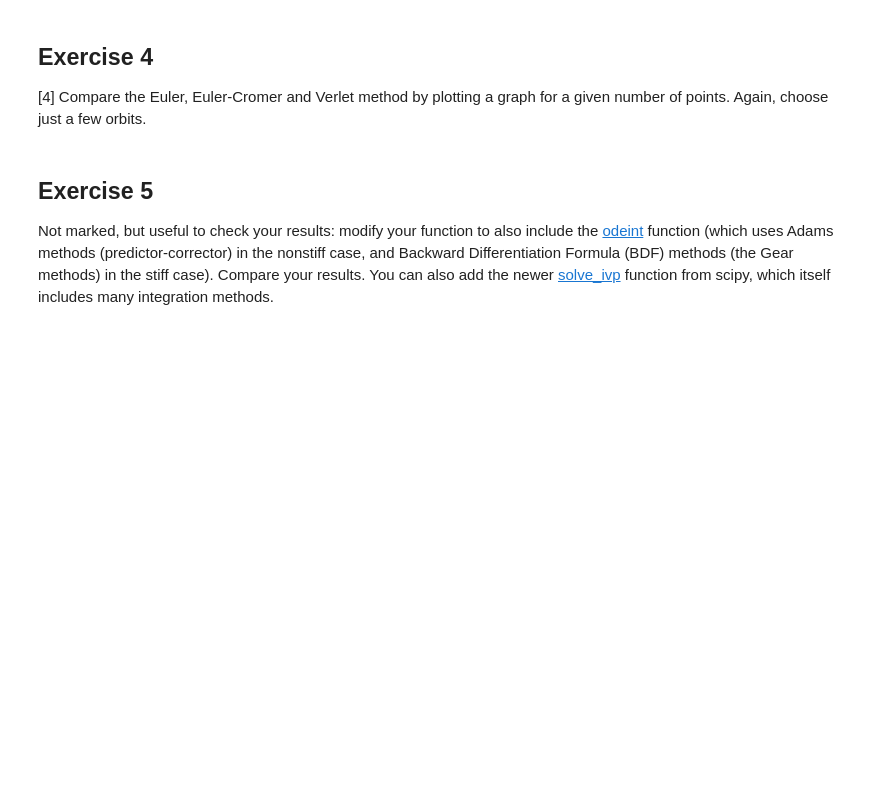
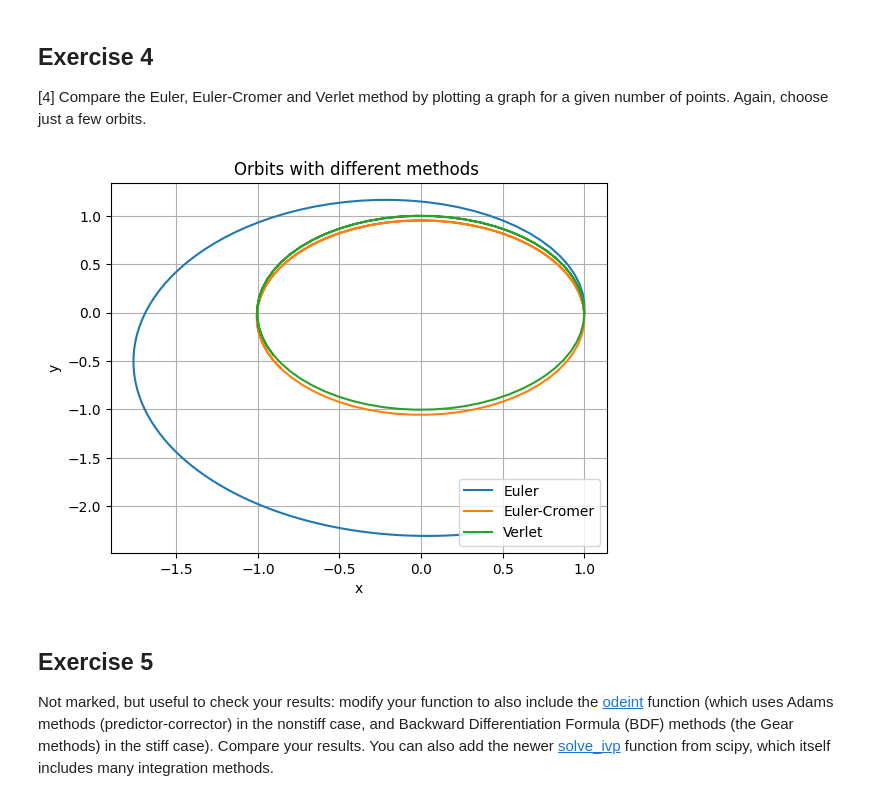
Before and after one commit to PX2145-2025/week-9-b-Whittle-Keenan, a Jupyter notebook: ODEs_2.ipynb, the cells around one changed output. Saved outputs shown, nothing was run; the diff lists cells and outputs as text; code cells hidden in the pictures; blank space fills up the shorter version.

```diff
--- a/ODEs_2.ipynb
+++ b/ODEs_2.ipynb
@@ -358,6 +358,27 @@ def orbit_solve2 (r0, v0, tmax, N, method = 'euler'):
 ## Exercise 4
 
 [4] Compare the Euler, Euler-Cromer and Verlet method by plotting a graph for a given number of points. Again, choose just a few orbits.
+# %%
+# Initial conditions
+G = 1
+M = 1
+tmax = 10
+N = 100
+r0 = np.array([1, 0])
+v0 = np.array([0, 1])
+
+for method in ['euler', 'euler-cromer', 'verlet']:
+  t, r, v = orbit_solve2(r0, v0, tmax, N, method)
+  plt.plot(r[:,0], r[:,1])
+  plt.title('Orbits with different methods ')
+  plt.xlabel('x')
+  plt.ylabel('y')
+  plt.legend(['Euler', 'Euler-Cromer', 'Verlet'])
+  plt.grid(True)
+  #plt.axis('equal')
+plt.show()
+# %% [output]
+[figure, added]
 # %% [markdown]
 ## Exercise 5
 
```
